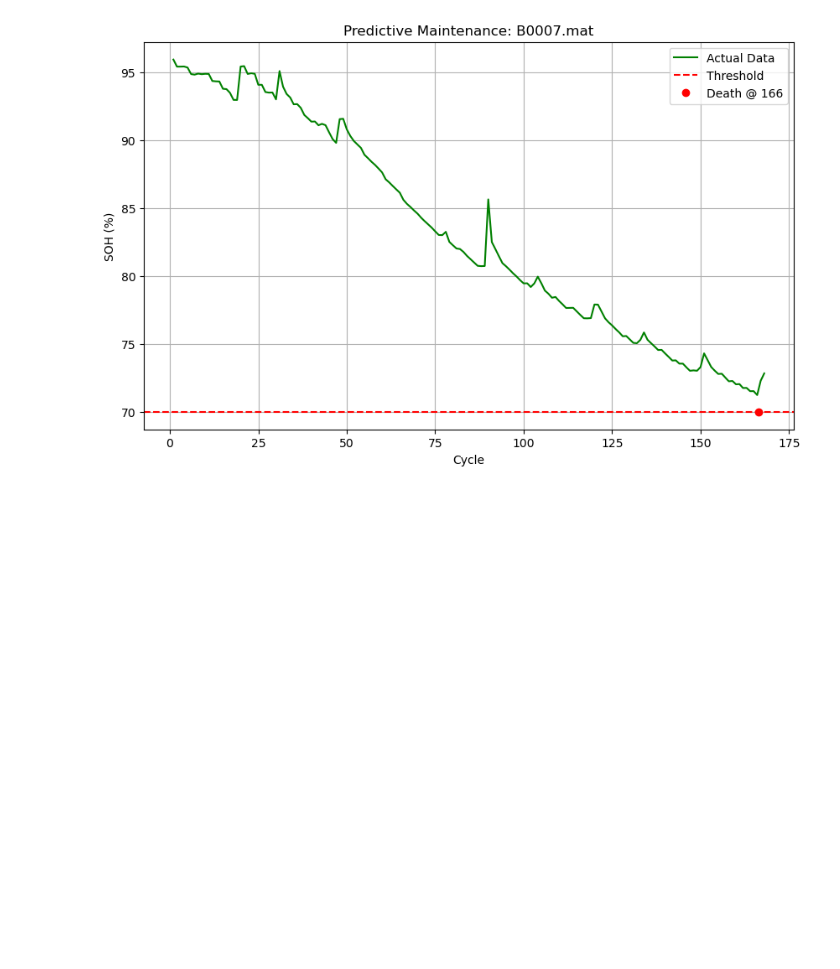
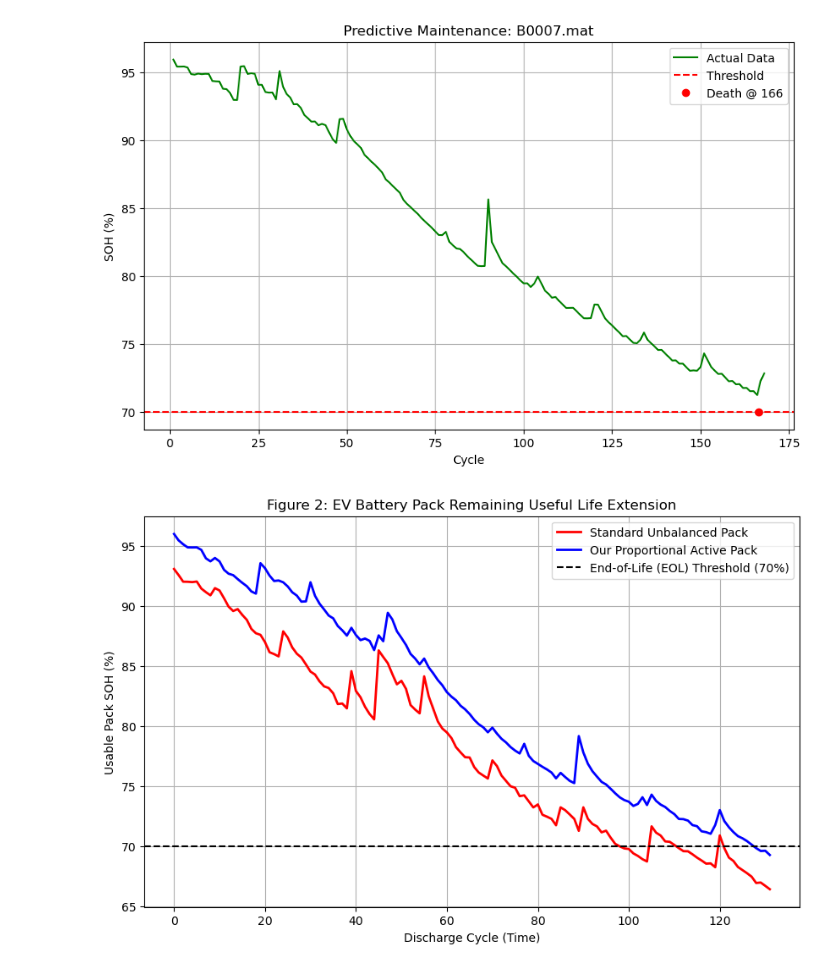
Before and after one commit to 0h1zmn/Applied-EEE-Python-Lab, a Jupyter notebook: 04_Comparative_Analysis.ipynb, the cells around one changed output. Drawn from its saved outputs; the diff is of its cells as text; code cells hidden in the pictures; blank space fills up the shorter version.

Commit message:
Added Proportionality constant
Added proportionality constant depending on the batteries along with changes to the Streamlit dashboard

```diff
--- a/04_Comparative_Analysis.ipynb
+++ b/04_Comparative_Analysis.ipynb
@@ -99,3 +99,76 @@ Degradation Rate: -0.1621 % per cycle
 Current State of Health: 72.83%
 Predicted End of Life Cycle: Cycle 166
 [figure]
+# %%
+import numpy as np
+import matplotlib.pyplot as plt
+
+# ==========================================
+# 1. GRAB THE DATA FROM YOUR DICTIONARY!
+soh_b05 = results['B0005.mat']
+soh_b06 = results['B0006.mat']
+soh_b07 = results['B0007.mat']
+soh_b18 = results['B0018.mat']
+# ==========================================
+
+# 2. AUTO-CALCULATE SIMULATION LENGTH (Crash Prevention!)
+# We stop the simulation when the shortest NASA dataset ends (B0018)
+num_cycles = min(len(soh_b05), len(soh_b06), len(soh_b07), len(soh_b18))
+
+unbalanced_pack_history = []
+balanced_pack_history =[]
+
+# Our Custom Kp Algorithm Settings
+Kp = 0.5
+efficiency = 0.90 # Simulating physical heat/wire loss
+safety_limit = 1.0 # Max capacity we allow to move in a single step
+
+# --- THE LIFECYCLE SIMULATOR ---
+for cycle in range(num_cycles):
+    # Grab the true NASA physical capacities for today's cycle
+    cells_today = np.array([soh_b05[cycle], soh_b06[cycle], soh_b07[cycle], soh_b18[cycle]])
+
+    # Standard EV (No Balancing) -> Fails as soon as the worst cell hits empty.
+    unbalanced_pack_history.append(np.min(cells_today))
+
+    # ---------------------------------------------
+    # YOUR PROPORTIONAL (Kp) BALANCER ALGORITHM
+    sim_cells = cells_today.copy()
+
+    steps = 0
+    # Stop condition (within 0.1% balanced)
+    while np.max(sim_cells) - np.min(sim_cells) > 0.1 and steps < 50:
+        source_idx = np.argmax(sim_cells)
+        target_idx = np.argmin(sim_cells)
+
+        delta = np.max(sim_cells) - np.min(sim_cells)
+
+        dynamic_packet = Kp * delta
+        packet = min(dynamic_packet, safety_limit) # Hardware Cap applied!
+
+        # Power transfer
+        sim_cells[source_idx] -= packet
+        sim_cells[target_idx] += (packet * efficiency)
+
+        steps += 1
+    # ---------------------------------------------
+
+    # Record how healthy the new Kp Balanced Pack is
+    balanced_pack_history.append(np.min(sim_cells))
+
+
+# --- PLOT THE DISCOVERY ---
+plt.figure(figsize=(10, 6))
+plt.plot(unbalanced_pack_history, label='Standard Unbalanced Pack', color='red', linewidth=2)
+plt.plot(balanced_pack_history, label='Our Proportional Active Pack', color='blue', linewidth=2)
+
+plt.axhline(y=70, color='black', linestyle='--', label='End-of-Life (EOL) Threshold (70%)')
+
+plt.title('Figure 2: EV Battery Pack Remaining Useful Life Extension')
+plt.xlabel('Discharge Cycle (Time)')
+plt.ylabel('Usable Pack SOH (%)')
+plt.legend()
+plt.grid(True)
+plt.show()
+# %% [output]
+[figure, added]
```
Also changed, not shown: 5 other files.
